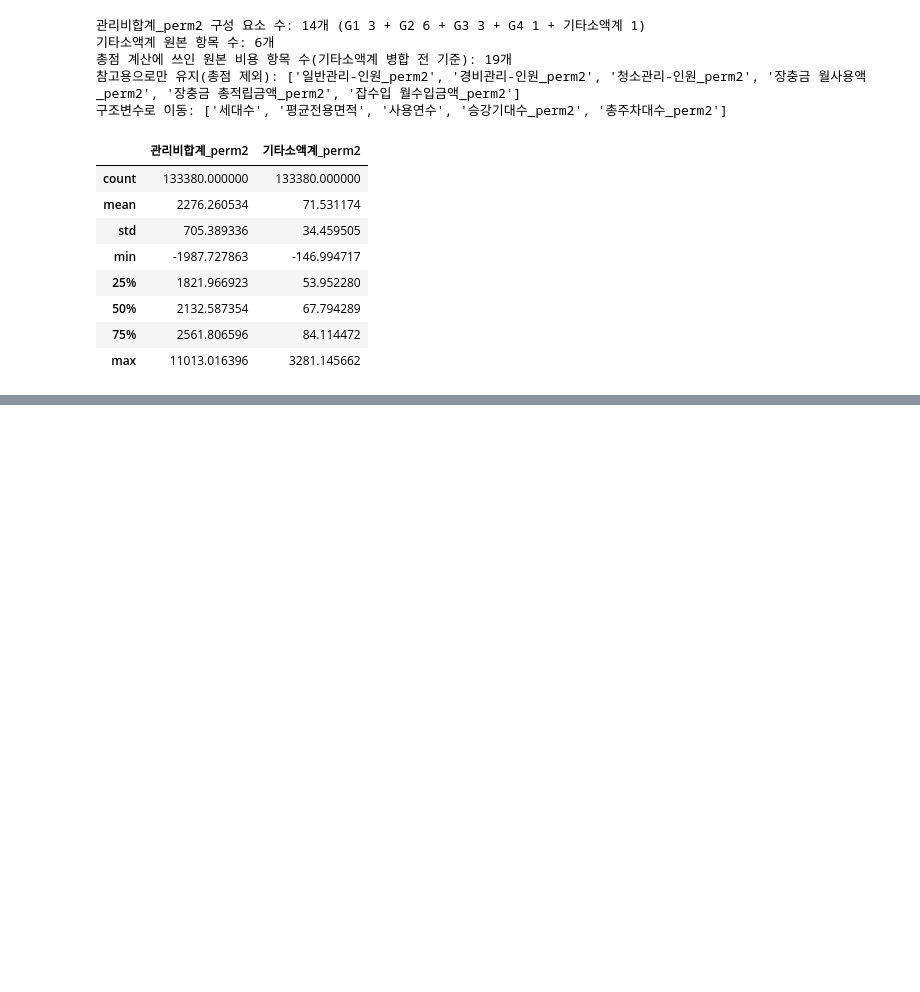
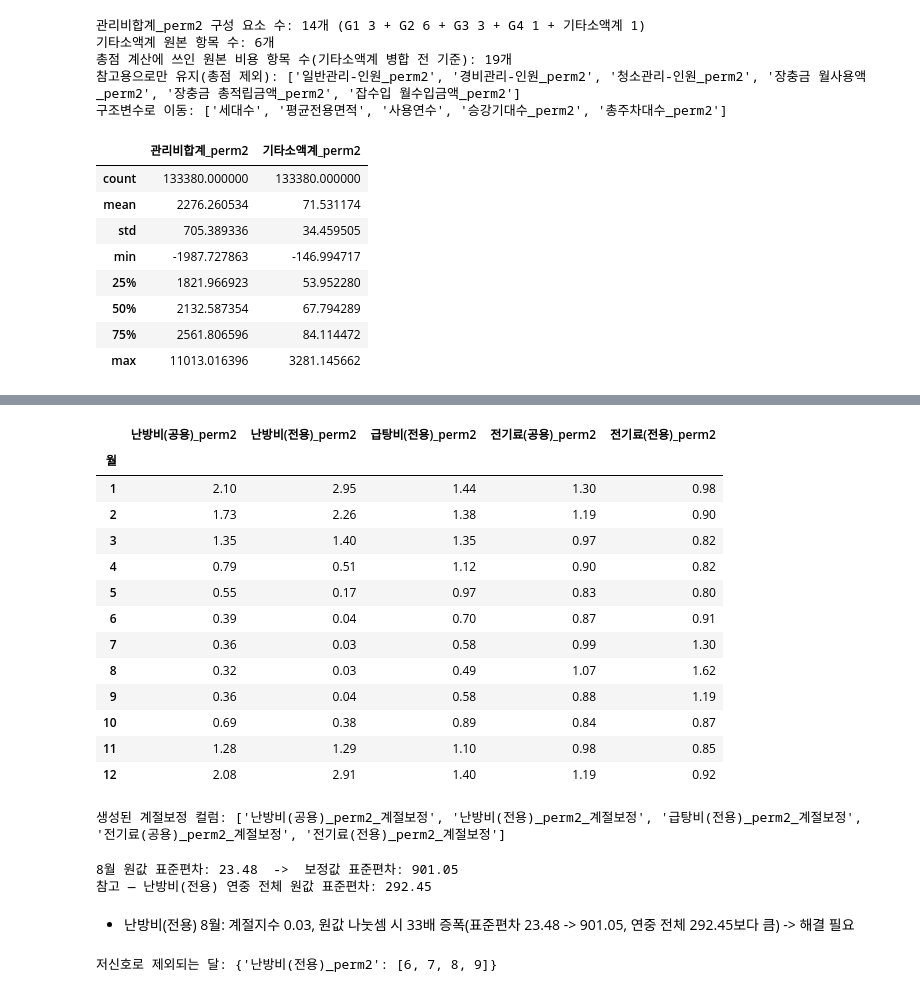
Before and after one commit to roh-git/mlapt_project, a Jupyter notebook: main_analysis.ipynb, the cells around one changed output, grey strips where cells are left out. Saved outputs shown, nothing was run; the diff lists cells and outputs as text; code cells hidden in the pictures; blank space fills up the shorter version.

```diff
--- a/main_analysis.ipynb
+++ b/main_analysis.ipynb
@@ -861,0 +868,67 @@ per_df[['단지코드', '관리비합계_perm2', '기타소액계_perm2']].descr
+# %%
+SEASONAL_ITEMS = ['난방비(공용)_perm2', '난방비(전용)_perm2', '급탕비(전용)_perm2',
+                   '전기료(공용)_perm2', '전기료(전용)_perm2']
+
+_month = per_df['발생년월(YYYYMM)'].astype(int) % 100
+
+# 계절지수 = 전체 단지·전체기간 기준, 월별 평균 / 전체 평균
+seasonal_index = {
+    col: per_df.groupby(_month)[col].mean() / per_df[col].mean()
+    for col in SEASONAL_ITEMS
+}
+
+seasonal_index_df = pd.DataFrame(seasonal_index)
+seasonal_index_df.index.name = '월'
+seasonal_index_df.round(2)
+# %% [output]
+|  | 난방비(공용)_perm2 | 난방비(전용)_perm2 | 급탕비(전용)_perm2 | 전기료(공용)_perm2 | 전기료(전용)_perm2 |
+| 월 |  |  |  |  |  |
+| 1 | 2.10 | 2.95 | 1.44 | 1.30 | 0.98 |
+| 2 | 1.73 | 2.26 | 1.38 | 1.19 | 0.90 |
+| 3 | 1.35 | 1.40 | 1.35 | 0.97 | 0.82 |
+| 4 | 0.79 | 0.51 | 1.12 | 0.90 | 0.82 |
+| 5 | 0.55 | 0.17 | 0.97 | 0.83 | 0.80 |
+| 6 | 0.39 | 0.04 | 0.70 | 0.87 | 0.91 |
+| 7 | 0.36 | 0.03 | 0.58 | 0.99 | 1.30 |
+| 8 | 0.32 | 0.03 | 0.49 | 1.07 | 1.62 |
+| 9 | 0.36 | 0.04 | 0.58 | 0.88 | 1.19 |
+| 10 | 0.69 | 0.38 | 0.89 | 0.84 | 0.87 |
+| 11 | 1.28 | 1.29 | 1.10 | 0.98 | 0.85 |
+| 12 | 2.08 | 2.91 | 1.40 | 1.19 | 0.92 |
+# %%
+# 원값 / 그 달의 계절지수 = 계절 영향을 뺀 보정값
+for col in SEASONAL_ITEMS:
+    per_df[f'{col}_계절보정'] = per_df[col] / _month.map(seasonal_index[col])
+
+print('생성된 계절보정 컬럼:', [f'{col}_계절보정' for col in SEASONAL_ITEMS])
+# %% [output]
+생성된 계절보정 컬럼: ['난방비(공용)_perm2_계절보정', '난방비(전용)_perm2_계절보정', '급탕비(전용)_perm2_계절보정', '전기료(공용)_perm2_계절보정', '전기료(전용)_perm2_계절보정']
+# %%
+def cv(series):
+    m = series.mean()
+    return series.std() / m if m else float('nan')
+
+# 8월(난방비(전용) 지수가 0.03으로 가장 작은 달)에서 원값과 보정값의 흩어진 정도를 비교
+aug_mask = _month == 8
+aug_raw = per_df.loc[aug_mask, '난방비(전용)_perm2']
+aug_corrected = per_df.loc[aug_mask, '난방비(전용)_perm2_계절보정']
+print(f"8월 원값 표준편차: {aug_raw.std():.2f}  ->  보정값 표준편차: {aug_corrected.std():.2f}")
+print(f"참고 — 난방비(전용) 연중 전체 원값 표준편차: {per_df['난방비(전용)_perm2'].std():.2f}")
+# %% [output]
+8월 원값 표준편차: 23.48  ->  보정값 표준편차: 901.05
+참고 — 난방비(전용) 연중 전체 원값 표준편차: 292.45
+# %% [markdown]
+- 난방비(전용) 8월: 계절지수 0.03, 원값 나눗셈 시 33배 증폭(표준편차 23.48 -> 901.05, 연중 전체 292.45보다 큼) -> 해결 필요
+# %%
+# 저신호 달(0.1 미만 지수)은 나누지 않고 NaN으로 비워 CV 계산에서 자동으로 빠지게 한다
+LOW_SIGNAL_THRESHOLD = 0.1
+LOW_SIGNAL_MONTHS = {col: set(idx[idx < LOW_SIGNAL_THRESHOLD].index) for col, idx in seasonal_index.items()}
+
+for col in SEASONAL_ITEMS:
+    corrected = per_df[col] / _month.map(seasonal_index[col])
+    corrected = corrected.where(~_month.isin(LOW_SIGNAL_MONTHS[col]))
+    per_df[f'{col}_계절보정'] = corrected
+
+print('저신호로 제외되는 달:', {col: sorted(months) for col, months in LOW_SIGNAL_MONTHS.items() if months})
+# %% [output]
+저신호로 제외되는 달: {'난방비(전용)_perm2': [6, 7, 8, 9]}
```
Also changed, not shown: parts of 3 cells of this notebook.
